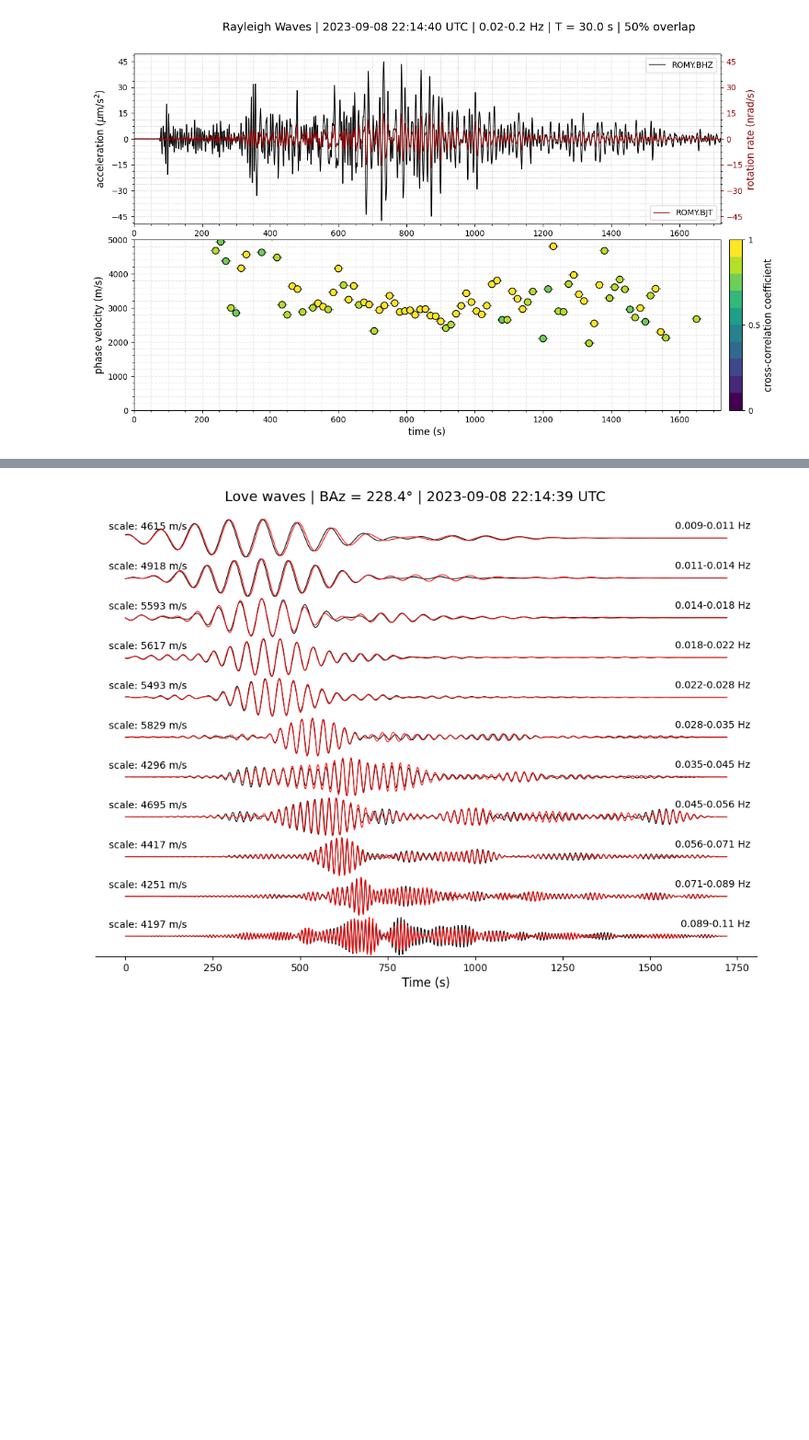
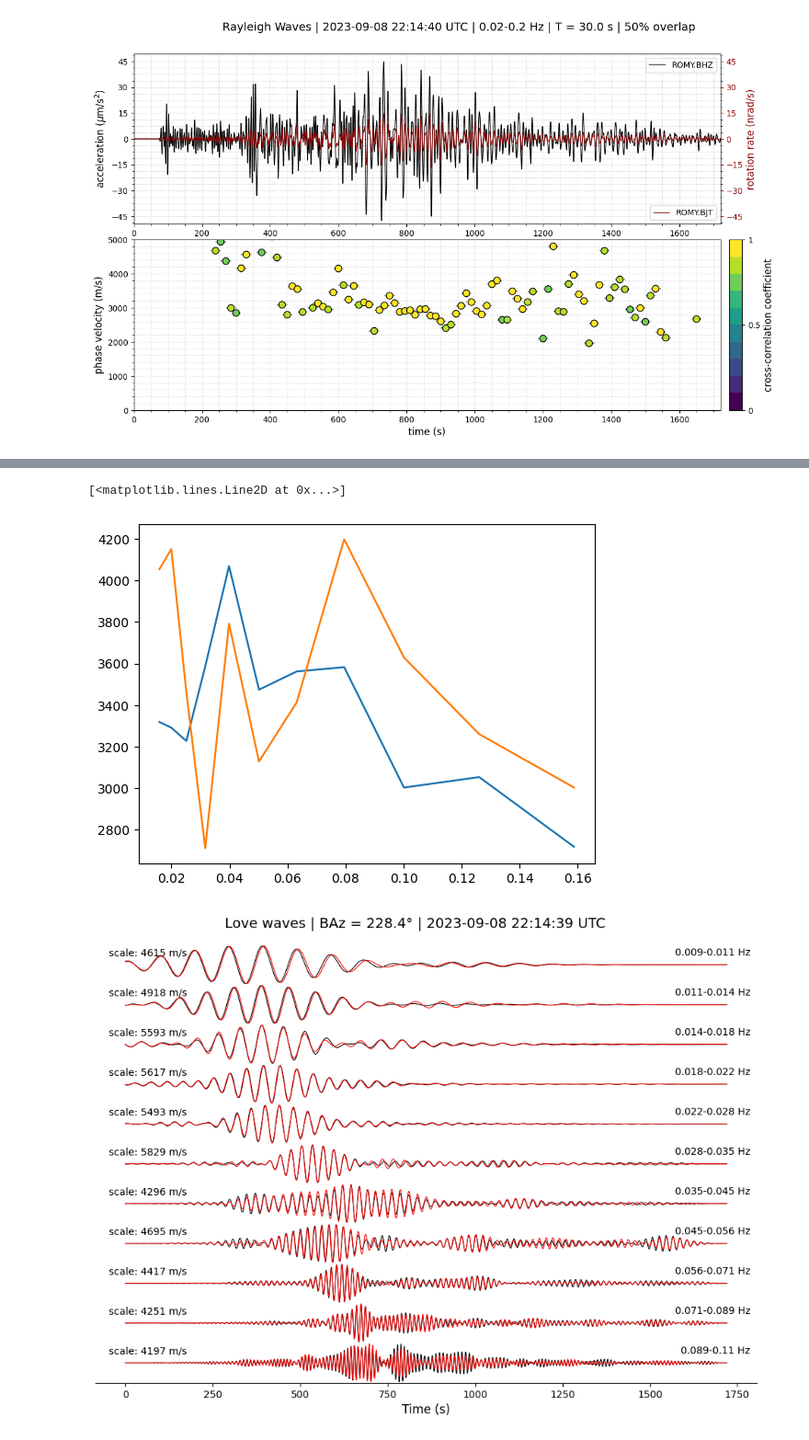
Before and after one commit to andbrocode/SixDegreesOfFreedom, a Jupyter notebook: examples/XROMY_analysis_demo1.ipynb, the cells around one changed output, grey strips where cells are left out. Shown at 92% size. Saved outputs shown, nothing was run; the diff lists cells and outputs as text; code cells hidden in the pictures; blank space fills up the shorter version.

```diff
--- a/examples/XROMY_analysis_demo1.ipynb
+++ b/examples/XROMY_analysis_demo1.ipynb
@@ -762,3 +772,11 @@ fig, disp_rayleigh = plot_filtered_traces_frequency_bands(
+# %%
+disp_rayleigh_before = disp_rayleigh.copy()
+# %%
+plt.plot(disp_rayleigh_before['frequencies'], disp_rayleigh_before['velocities'])
+plt.plot(disp_rayleigh['frequencies'], disp_rayleigh['velocities'])
+# %% [output]
+[<matplotlib.lines.Line2D at 0x...>]
+[figure, added]
 # %%
 fig, disp_love = plot_filtered_traces_frequency_bands(
     sd_object=sd,
```
Also changed, not shown: parts of 5 cells of this notebook, 3 other files.
